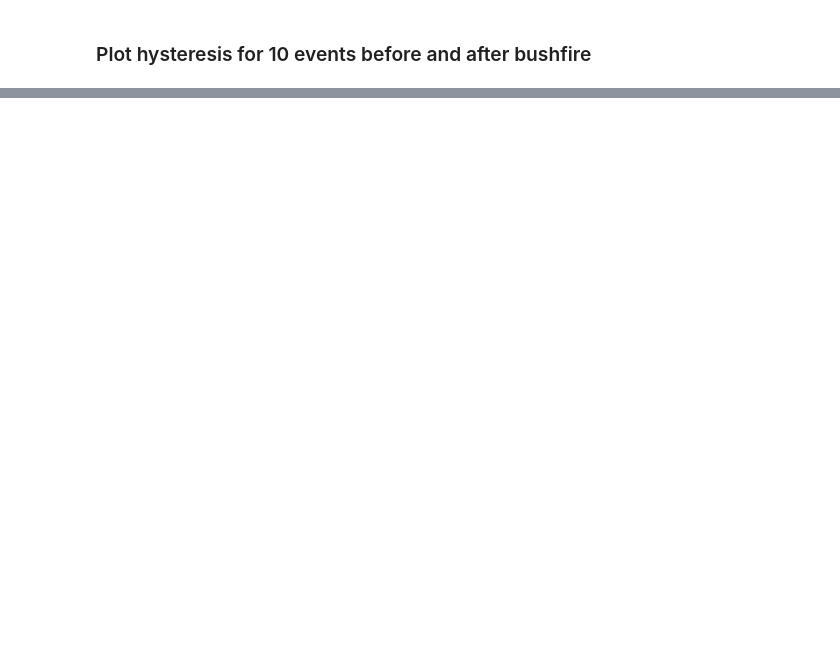
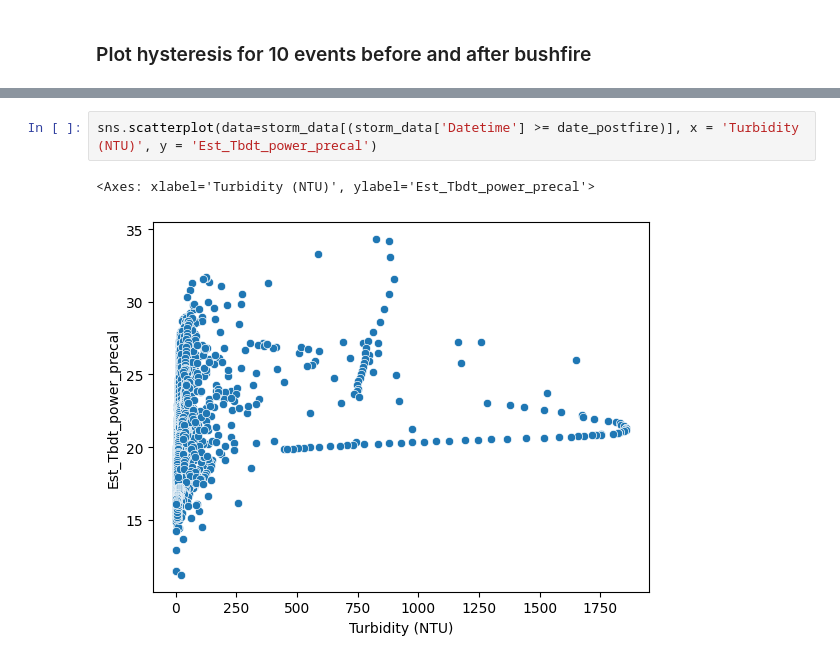
Before and after one commit to QianWanghhu/BushFireWQ, a Jupyter notebook: src/Explore_212058_CQ.ipynb, the cells around one changed output, grey strips where cells are left out. Drawn from its saved outputs; the diff is of its cells as text; blank space fills up the shorter version.

```diff
--- a/src/Explore_212058_CQ.ipynb
+++ b/src/Explore_212058_CQ.ipynb
@@ -244,0 +237,5 @@ sns.scatterplot(x=x_lab, y=y_lab, data=storm_data[storm_data.Datetime < date_pos
+# %%
+sns.scatterplot(data=storm_data[(storm_data['Datetime'] >= date_postfire)], x = 'Turbidity (NTU)', y = 'Est_Tbdt_power_precal')
+# %% [output]
+<Axes: xlabel='Turbidity (NTU)', ylabel='Est_Tbdt_power_precal'>
+[figure, added]
```
Also changed, not shown: parts of 12 cells of this notebook, 15 other files.
